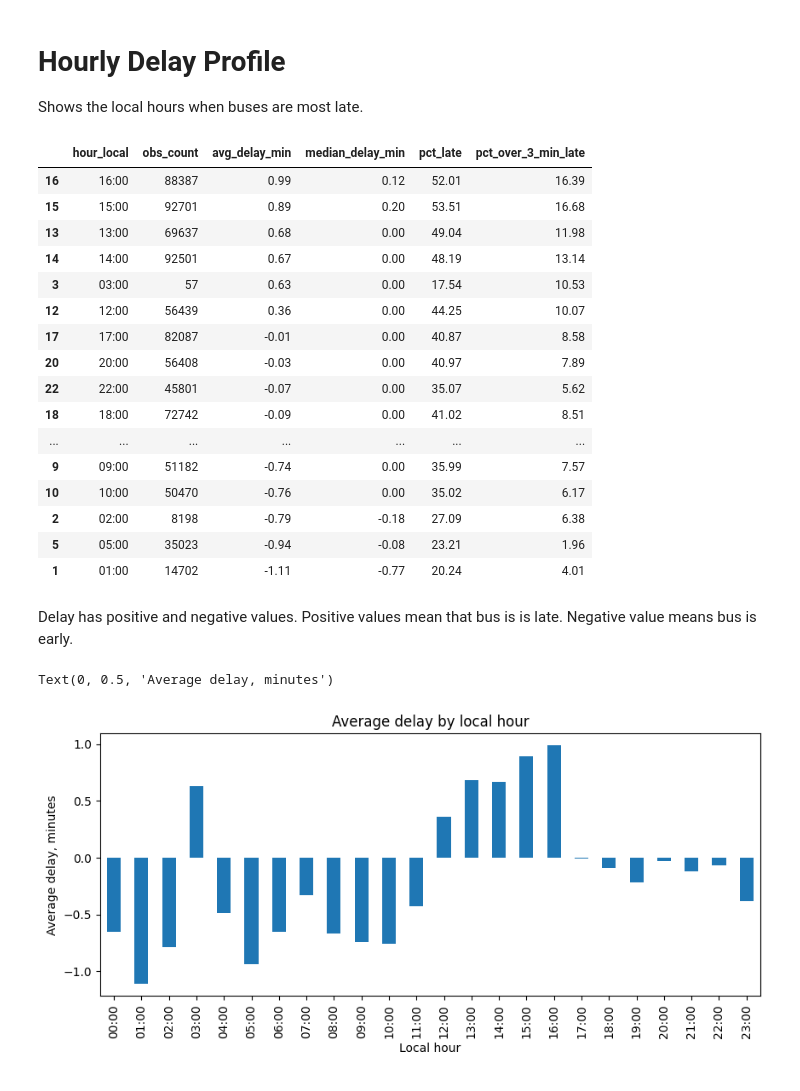
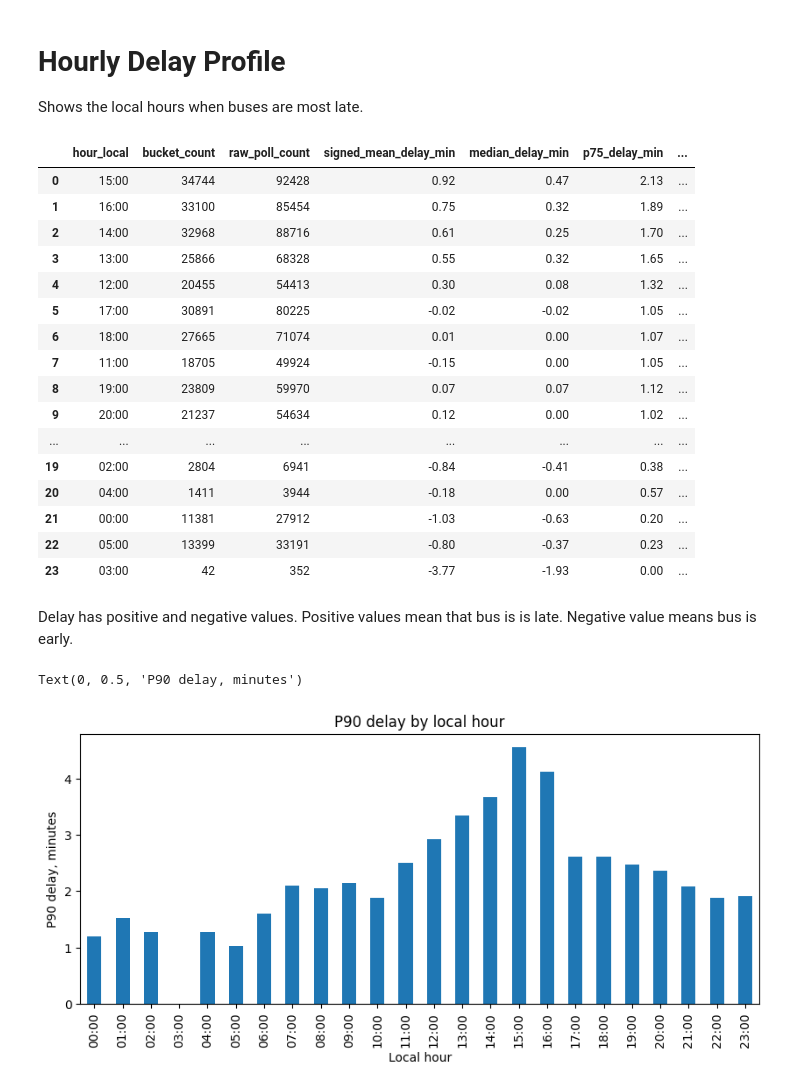
Before and after one commit to SanttuA/bus-lateness-analysis, a Jupyter notebook: notebooks/01_hourly_delay_profile.ipynb, the cells around one changed output. Cells and saved outputs as stored; diff of their text form; code cells hidden in the pictures.

```diff
--- a/notebooks/01_hourly_delay_profile.ipynb
+++ b/notebooks/01_hourly_delay_profile.ipynb
@@ -22,47 +22,54 @@ spec.loader.exec_module(hourly)
 DB = PROJECT_ROOT / "data" / "foli.db"
 TIMEZONE = "Europe/Helsinki"
 LINE_REF = None
-MIN_OBSERVATIONS = 1
+MIN_OBSERVATIONS = 30
 LIMIT = 24
+QUALITY_MODE = "conservative"
+BUCKET = "trip-stop"
 # %%
 class Args:
     db = DB
     timezone = TIMEZONE
     line_ref = LINE_REF
+    min_observations = MIN_OBSERVATIONS
+    limit = LIMIT
+    quality_mode = QUALITY_MODE
+    exclude_stop_call_disagreement = False
+    bucket = BUCKET
 
 df = hourly.load_observations(Args)
-profile = hourly.build_profile(df, TIMEZONE, MIN_OBSERVATIONS, LIMIT)
+profile = hourly.build_profile(Args, df)
 profile
 # %% [output]
-|  | hour_local | obs_count | avg_delay_min | median_delay_min | pct_late | pct_over_3_min_late |
-| 16 | 16:00 | 88387 | 0.99 | 0.12 | 52.01 | 16.39 |
-| 15 | 15:00 | 92701 | 0.89 | 0.20 | 53.51 | 16.68 |
-| 13 | 13:00 | 69637 | 0.68 | 0.00 | 49.04 | 11.98 |
-| 14 | 14:00 | 92501 | 0.67 | 0.00 | 48.19 | 13.14 |
-| 3 | 03:00 | 57 | 0.63 | 0.00 | 17.54 | 10.53 |
-| 12 | 12:00 | 56439 | 0.36 | 0.00 | 44.25 | 10.07 |
-| 17 | 17:00 | 82087 | -0.01 | 0.00 | 40.87 | 8.58 |
-| 20 | 20:00 | 56408 | -0.03 | 0.00 | 40.97 | 7.89 |
-| 22 | 22:00 | 45801 | -0.07 | 0.00 | 35.07 | 5.62 |
-| 18 | 18:00 | 72742 | -0.09 | 0.00 | 41.02 | 8.51 |
-| ... | ... | ... | ... | ... | ... | ... |
-| 9 | 09:00 | 51182 | -0.74 | 0.00 | 35.99 | 7.57 |
-| 10 | 10:00 | 50470 | -0.76 | 0.00 | 35.02 | 6.17 |
-| 2 | 02:00 | 8198 | -0.79 | -0.18 | 27.09 | 6.38 |
-| 5 | 05:00 | 35023 | -0.94 | -0.08 | 23.21 | 1.96 |
-| 1 | 01:00 | 14702 | -1.11 | -0.77 | 20.24 | 4.01 |
+|  | hour_local | bucket_count | raw_poll_count | signed_mean_delay_min | median_delay_min | p75_delay_min | ... |
+| 0 | 15:00 | 34744 | 92428 | 0.92 | 0.47 | 2.13 | ... |
+| 1 | 16:00 | 33100 | 85454 | 0.75 | 0.32 | 1.89 | ... |
+| 2 | 14:00 | 32968 | 88716 | 0.61 | 0.25 | 1.70 | ... |
+| 3 | 13:00 | 25866 | 68328 | 0.55 | 0.32 | 1.65 | ... |
+| 4 | 12:00 | 20455 | 54413 | 0.30 | 0.08 | 1.32 | ... |
+| 5 | 17:00 | 30891 | 80225 | -0.02 | -0.02 | 1.05 | ... |
+| 6 | 18:00 | 27665 | 71074 | 0.01 | 0.00 | 1.07 | ... |
+| 7 | 11:00 | 18705 | 49924 | -0.15 | 0.00 | 1.05 | ... |
+| 8 | 19:00 | 23809 | 59970 | 0.07 | 0.07 | 1.12 | ... |
+| 9 | 20:00 | 21237 | 54634 | 0.12 | 0.00 | 1.02 | ... |
+| ... | ... | ... | ... | ... | ... | ... | ... |
+| 19 | 02:00 | 2804 | 6941 | -0.84 | -0.41 | 0.38 | ... |
+| 20 | 04:00 | 1411 | 3944 | -0.18 | 0.00 | 0.57 | ... |
+| 21 | 00:00 | 11381 | 27912 | -1.03 | -0.63 | 0.20 | ... |
+| 22 | 05:00 | 13399 | 33191 | -0.80 | -0.37 | 0.23 | ... |
+| 23 | 03:00 | 42 | 352 | -3.77 | -1.93 | 0.00 | ... |
 # %% [markdown]
 Delay has positive and negative values. Positive values mean that bus is is late. Negative value means bus is early.
 # %%
 ax = profile.sort_values("hour_local").plot.bar(
     x="hour_local",
-    y="avg_delay_min",
+    y="p90_delay_min",
     legend=False,
     figsize=(10, 4),
-    title="Average delay by local hour",
+    title="P90 delay by local hour",
 )
 ax.set_xlabel("Local hour")
-ax.set_ylabel("Average delay, minutes")
+ax.set_ylabel("P90 delay, minutes")
 # %% [output]
-Text(0, 0.5, 'Average delay, minutes')
+Text(0, 0.5, 'P90 delay, minutes')
-[figure, old version]
+[figure, new version]
```
